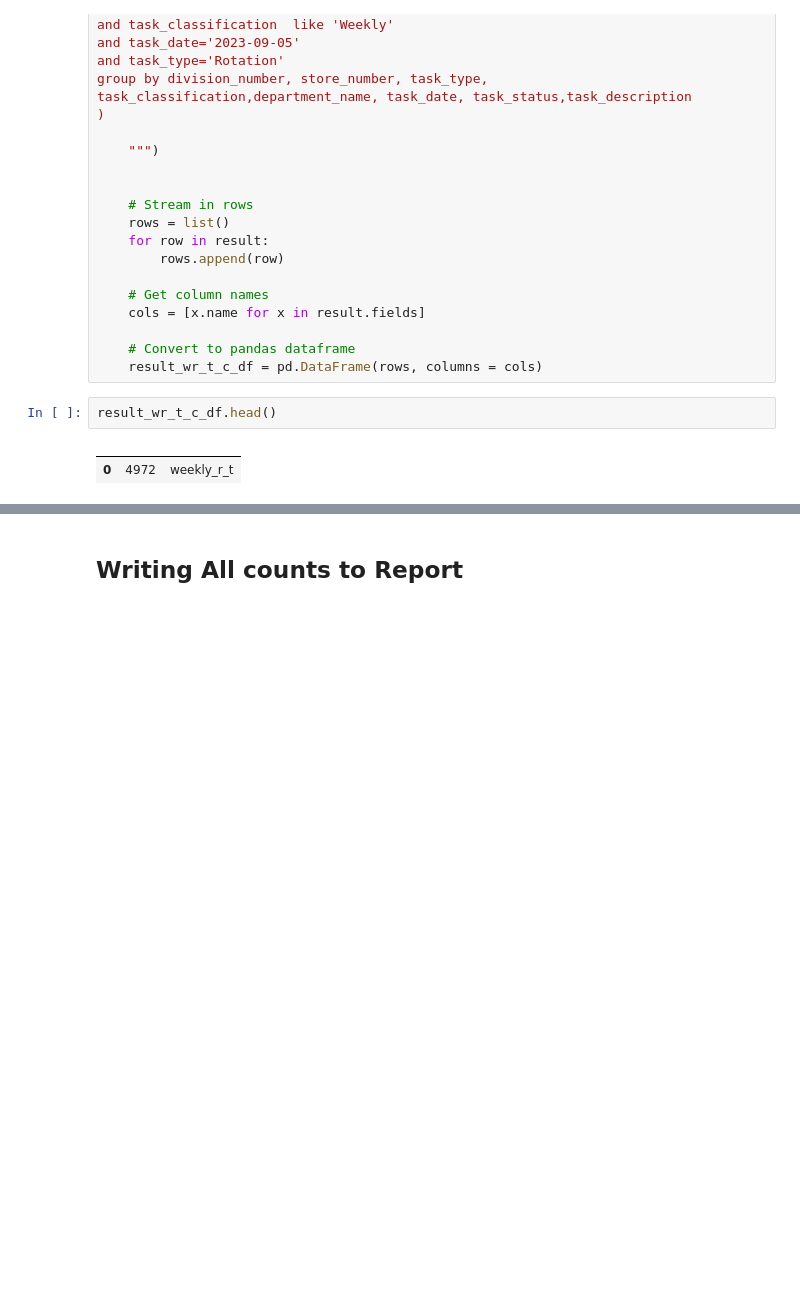
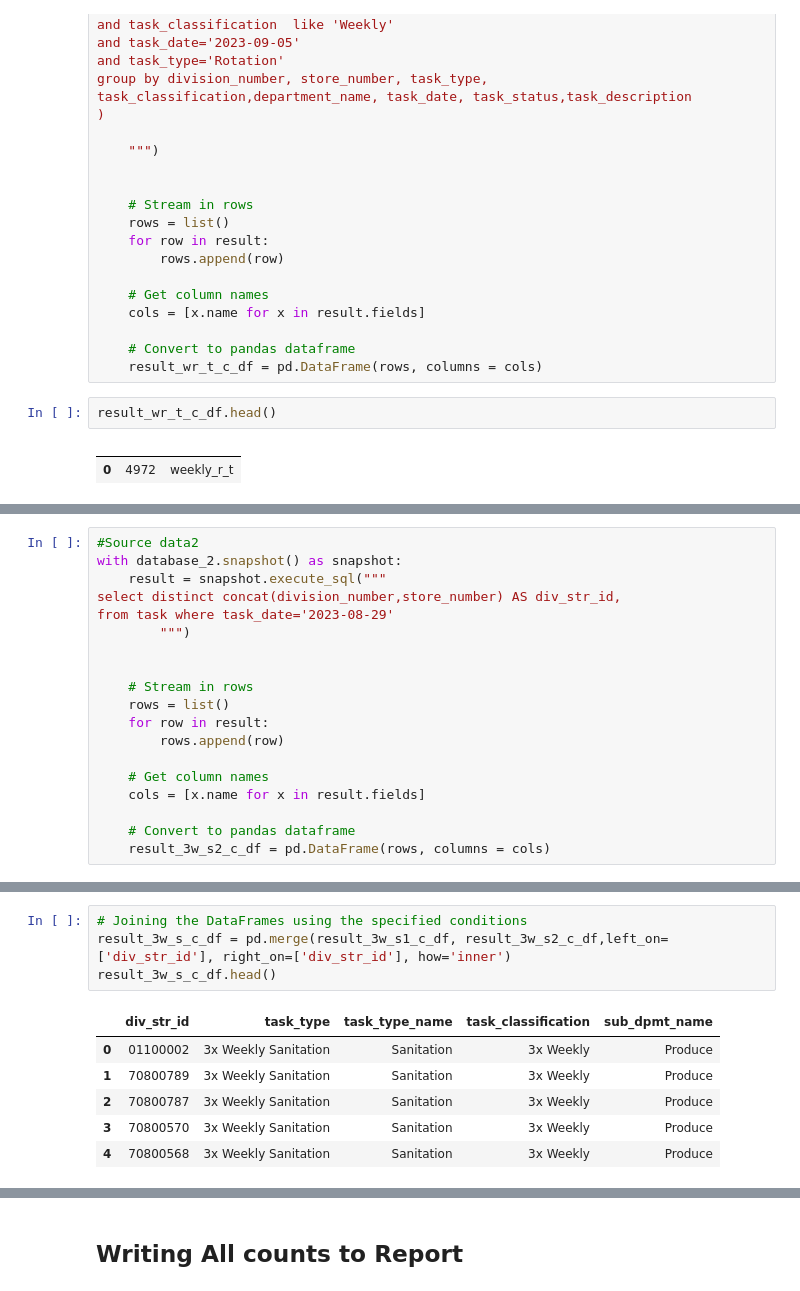
Before and after one commit to Abdus-4584/Abdus-4584, a Jupyter notebook: TM_Store_Walk_In.ipynb, the cells around one changed output, grey strips where cells are left out. Cells and saved outputs as stored; diff of their text form; blank space fills up the shorter version.

```diff
--- a/TM_Store_Walk_In.ipynb
+++ b/TM_Store_Walk_In.ipynb
@@ -1383,0 +1618,19 @@ result_wr_t_c_df.head()
+# %%
+#Source data2
+with database_2.snapshot() as snapshot:
+    result = snapshot.execute_sql("""
+select distinct concat(division_number,store_number) AS div_str_id,
+from task where task_date='2023-08-29'
+        """)
+
+
+    # Stream in rows
+    rows = list()
+    for row in result:
+        rows.append(row)
+
+    # Get column names
+    cols = [x.name for x in result.fields]
+
+    # Convert to pandas dataframe
+    result_3w_s2_c_df = pd.DataFrame(rows, columns = cols)
@@ -1383,0 +1651,11 @@ result_wr_t_c_df.head()
+# %%
+# Joining the DataFrames using the specified conditions
+result_3w_s_c_df = pd.merge(result_3w_s1_c_df, result_3w_s2_c_df,left_on=['div_str_id'], right_on=['div_str_id'], how='inner')
+result_3w_s_c_df.head()
+# %% [output]
+|  | div_str_id | task_type | task_type_name | task_classification | sub_dpmt_name |
+| 0 | 01100002 | 3x Weekly Sanitation | Sanitation | 3x Weekly | Produce |
+| 1 | 70800789 | 3x Weekly Sanitation | Sanitation | 3x Weekly | Produce |
+| 2 | 70800787 | 3x Weekly Sanitation | Sanitation | 3x Weekly | Produce |
+| 3 | 70800570 | 3x Weekly Sanitation | Sanitation | 3x Weekly | Produce |
+| 4 | 70800568 | 3x Weekly Sanitation | Sanitation | 3x Weekly | Produce |
```
Also changed, not shown: parts of 61 cells of this notebook.
